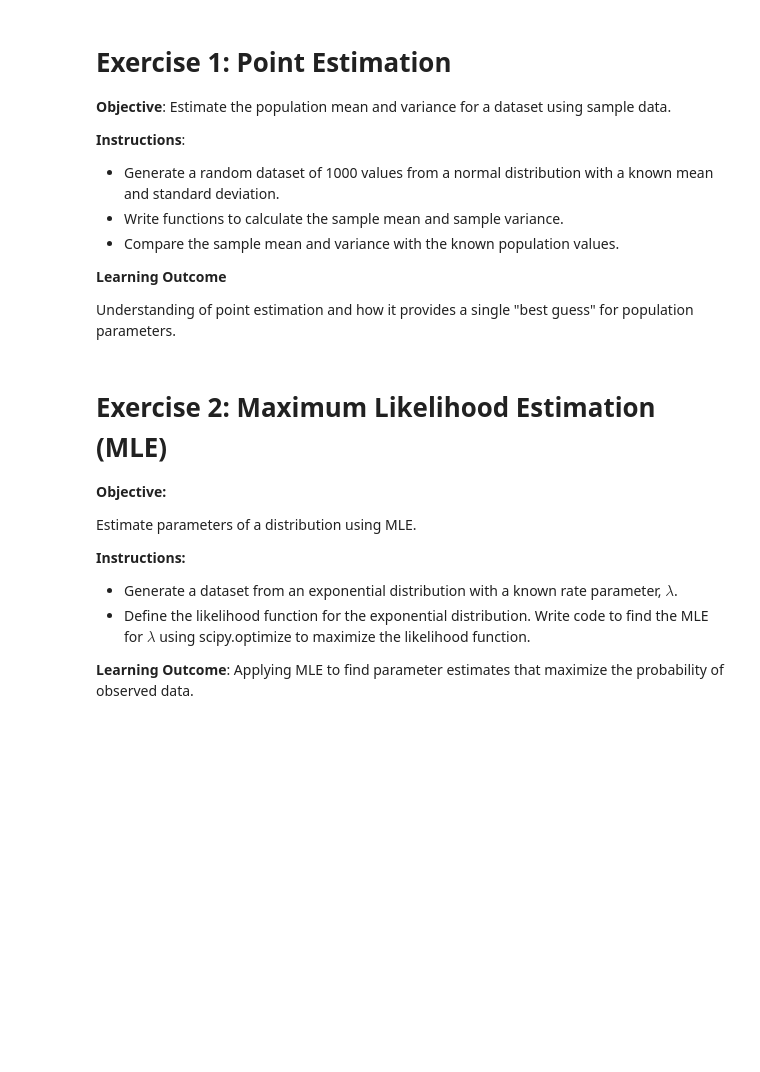
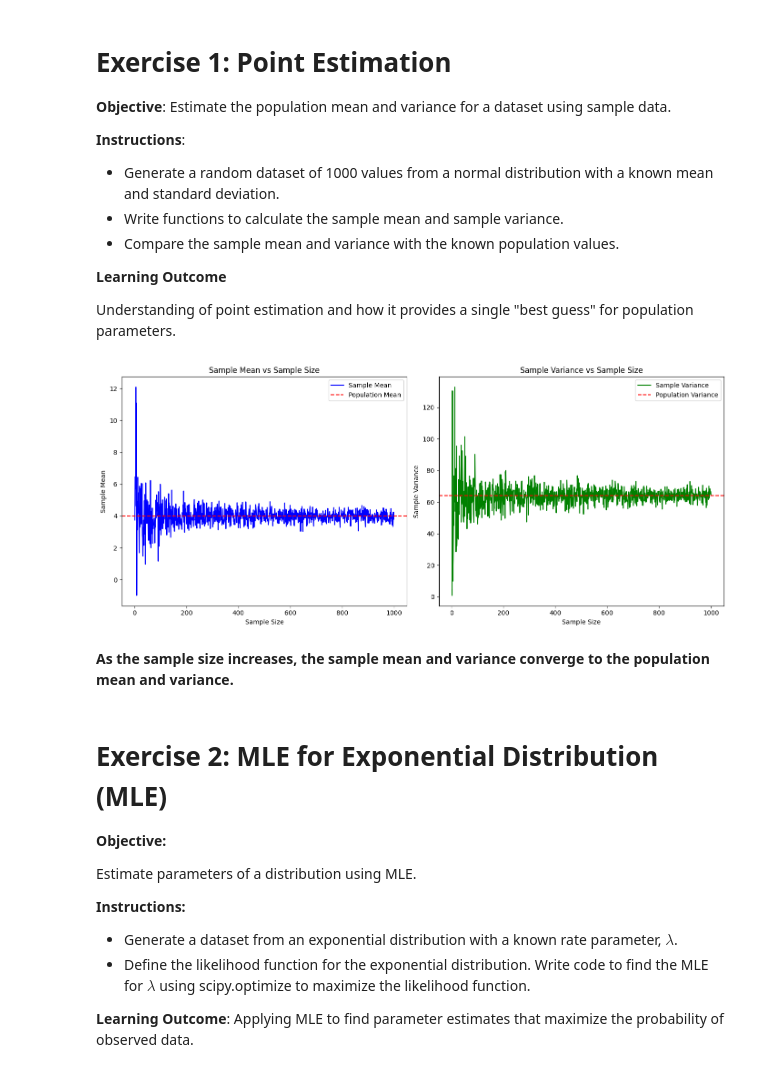
Before and after one commit to 0xd1rac/traditional-ml-projects, a Jupyter notebook: PSU_STAT-415_Introduction-To-Mathematical-Statistics/1_Estimation-Labs/1_Point Estimation.ipynb, the cells around one changed output. Drawn from its saved outputs; the diff is of its cells as text; code cells hidden in the pictures; blank space fills up the shorter version.

```diff
--- a/PSU_STAT-415_Introduction-To-Mathematical-Statistics/1_Estimation-Labs/1_Point Estimation.ipynb
+++ b/PSU_STAT-415_Introduction-To-Mathematical-Statistics/1_Estimation-Labs/1_Point Estimation.ipynb
@@ -13,22 +19,61 @@
 **Learning Outcome**
 
 Understanding of point estimation and how it provides a single "best guess" for population parameters.
-# %%
-def generate_sample(pop_mean:float, pop_std:float, sample_size:int) -> list[float]:
-    return np.random.normal(pop_mean, pop_std, sample_size)
-
-def sample_mean(sample: list[float]) -> float:
-    sample_mean = sum(sample) / len(sample)
-    return sample_mean
-
-def sample_variance(sample: list[float]) -> float:
-    sample_mean = sample_mean(sample)
-    squared_diffs = [(x - sample_mean) ** 2 for x in sample]
-    sum_squared_diffs = sum(squared_diffs)
-    sample_variance = sum_squared_diffs / (len(sample) - 1)
-    return sample_variance
+# %%
+def calculate_sample_mean(sample: list[float]) -> float:
+    sample_mean = sum(sample) / len(sample)
+    return sample_mean
+
+def calculate_sample_variance(sample: list[float]) -> float:
+    sample_mean = calculate_sample_mean(sample)
+    squared_diffs = [(x - sample_mean) ** 2 for x in sample]
+    sum_squared_diffs = sum(squared_diffs)
+    sample_variance = sum_squared_diffs / (len(sample) - 1)
+    return sample_variance
+
+POP_MEAN = 4
+POP_STD = 8
+POP_VARIANCE = POP_STD**2
+MAX_SAMPLE_SIZE = 1000
+
+
+# Initialize lists to store the running sample mean and variance
+sample_sizes = np.arange(1, MAX_SAMPLE_SIZE + 1)
+sample_means = []
+sample_variances = []
+for sample_size in sample_sizes:
+    data = np.random.normal(POP_MEAN, POP_STD, sample_size)
+    sample_means.append(calculate_sample_mean(data))
+    sample_variances.append(calculate_sample_variance(data))
+
+
+# Plotting
+fig, axes = plt.subplots(1, 2, figsize=(14, 6))
+
+# Plot for sample mean vs sample size
+axes[0].plot(sample_sizes, sample_means, color='blue', label='Sample Mean')
+axes[0].axhline(y=POP_MEAN, color='red', linestyle='--', label='Population Mean')
+axes[0].set_title('Sample Mean vs Sample Size')
+axes[0].set_xlabel('Sample Size')
+axes[0].set_ylabel('Sample Mean')
+axes[0].legend()
+
+# Plot for sample variance vs sample size
+axes[1].plot(sample_sizes, sample_variances, color='green', label='Sample Variance')
+axes[1].axhline(y=POP_VARIANCE, color='red', linestyle='--', label='Population Variance')
+axes[1].set_title('Sample Variance vs Sample Size')
+axes[1].set_xlabel('Sample Size')
+axes[1].set_ylabel('Sample Variance')
+axes[1].legend()
+
+plt.tight_layout()
+plt.show()
+# %% [output]
+[figure, added]
+# %% [markdown]
+**As the sample size increases, the sample mean and variance converge to the population mean and variance.**
 # %% [markdown]
-# Exercise 2: Maximum Likelihood Estimation (MLE)
+# Exercise 2: MLE for Exponential Distribution (MLE)
 **Objective:**
 
 Estimate parameters of a distribution using MLE.
```
Also changed, not shown: parts of 20 cells of this notebook, 9 other files.
